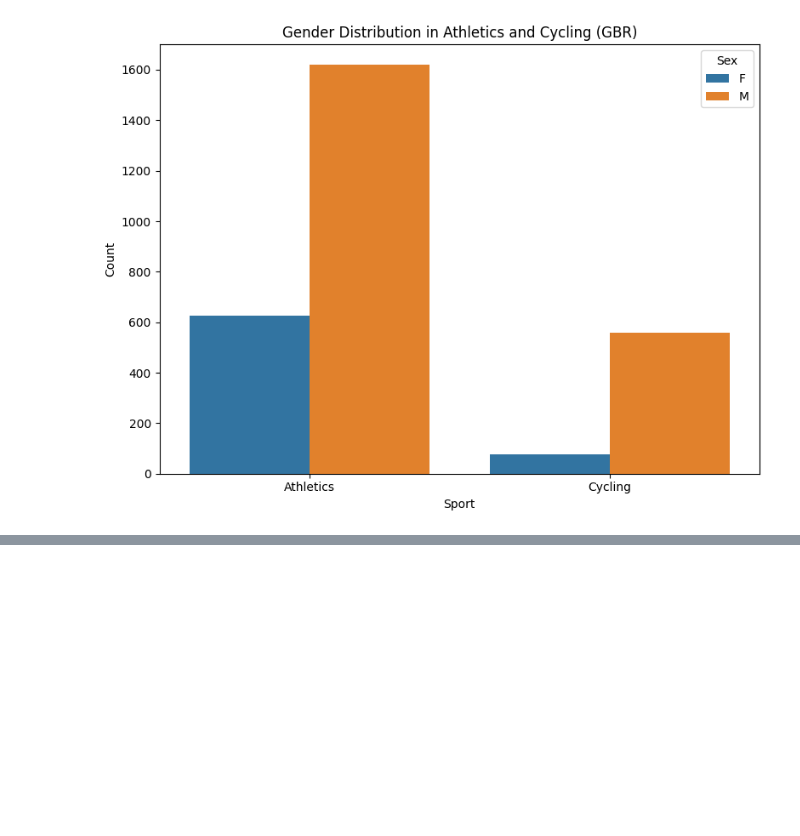
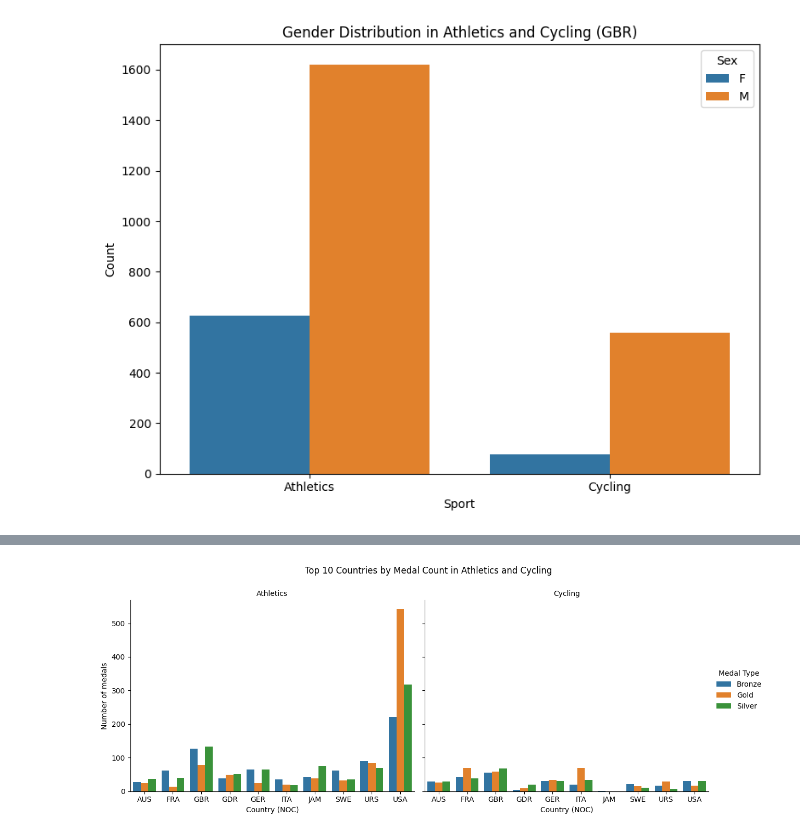
Before and after one commit to nouralahmad89-crypto/OS-projekt-Storbrittanien, a Jupyter notebook: notebooks/data_analysis.ipynb, the cells around one changed output, grey strips where cells are left out. Saved outputs shown, nothing was run; the diff lists cells and outputs as text; code cells hidden in the pictures; blank space fills up the shorter version.

Commit message:
Added bonus plot: medal distribution by country

```diff
--- a/notebooks/data_analysis.ipynb
+++ b/notebooks/data_analysis.ipynb
@@ -501,0 +506,23 @@ plt.show()
+# %%
+# Filter to medals in Athletics and Cycling
+multi_sport_medals = df[(df['Sport'].isin(['Athletics', 'Cycling'])) & (df['Medal'].notnull())]
+
+# Select Top 10 countries based on medal count in these sports
+top_countries = multi_sport_medals['NOC'].value_counts().head(10).index
+top_medals = multi_sport_medals[multi_sport_medals['NOC'].isin(top_countries)]
+
+# Group by country, sport and medal type
+country_sport_medals = top_medals.groupby(['NOC', 'Sport', 'Medal']).size().reset_index(name='Count')
+
+# Plot bar chart: one for each sport
+g = sns.catplot(data=country_sport_medals, x='NOC', y='Count', hue='Medal',
+                col='Sport', kind='bar', height=5, aspect=1.2)
+
+g.set_titles("{col_name}")
+g.set_axis_labels("Country (NOC)", "Number of medals")
+g._legend.set_title("Medal Type")
+plt.subplots_adjust(top=0.85)
+g.fig.suptitle("Top 10 Countries by Medal Count in Athletics and Cycling")
+plt.show()
+# %% [output]
+[figure, added]
```
Also changed, not shown: parts of 1 cell of this notebook.
